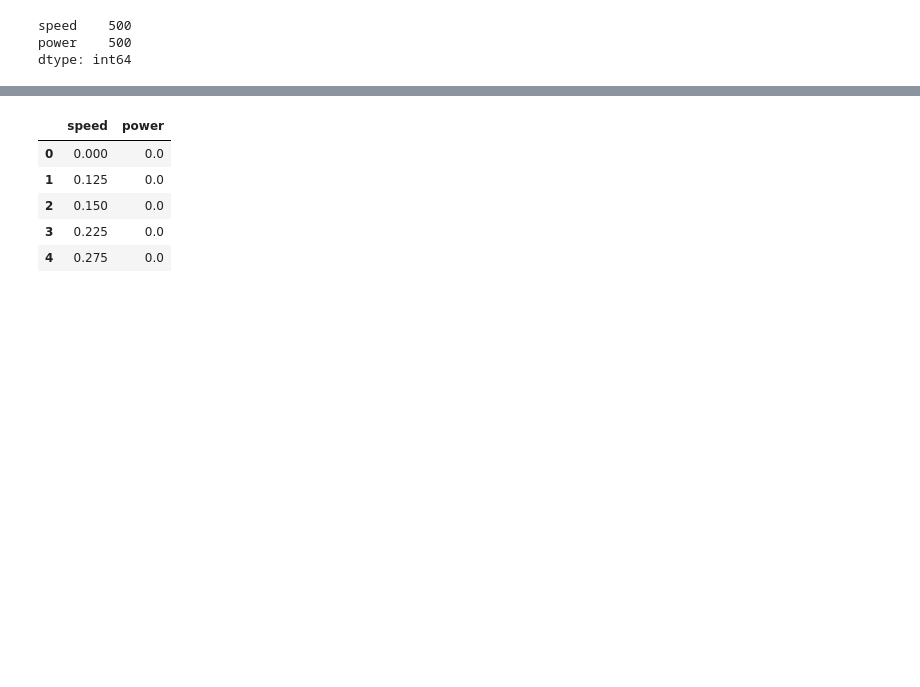
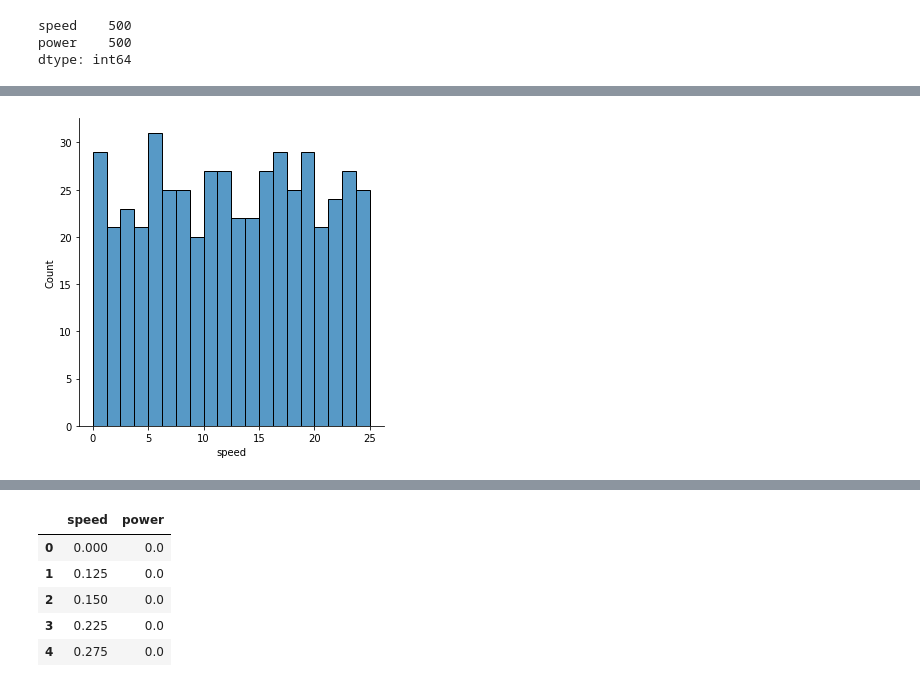
Before and after one commit to angela1C/MLASProject, a Jupyter notebook: speed_power.ipynb, the cells around one changed output, grey strips where cells are left out. Drawn from its saved outputs; the diff is of its cells as text; code cells hidden in the pictures; blank space fills up the shorter version.

```diff
--- a/speed_power.ipynb
+++ b/speed_power.ipynb
@@ -99,0 +134,5 @@ dtype: int64
+# %%
+sns.displot(df, x="speed", bins=20)
+plt.show()
+# %% [output]
+[figure, added]
```
Also changed, not shown: parts of 21 cells of this notebook, 1 other file.
